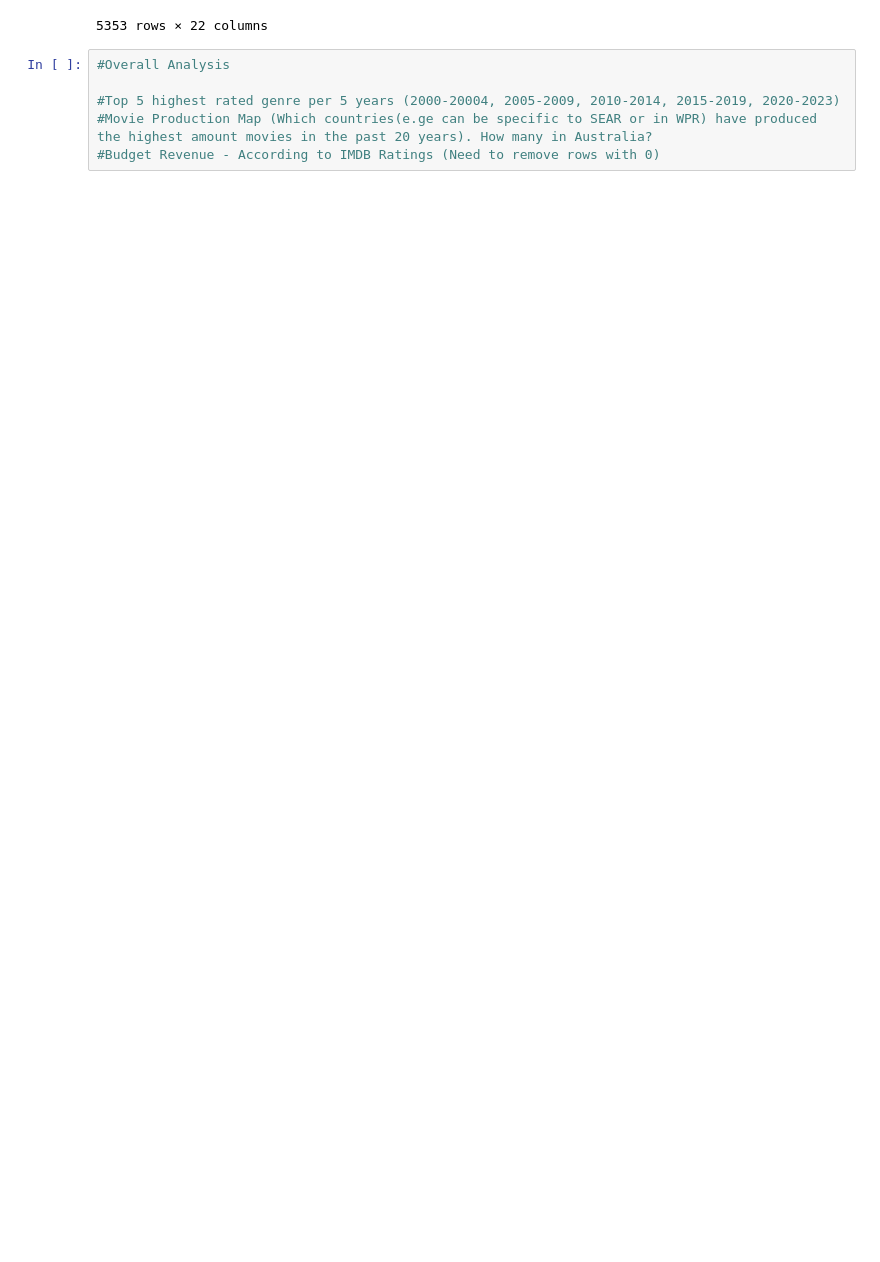
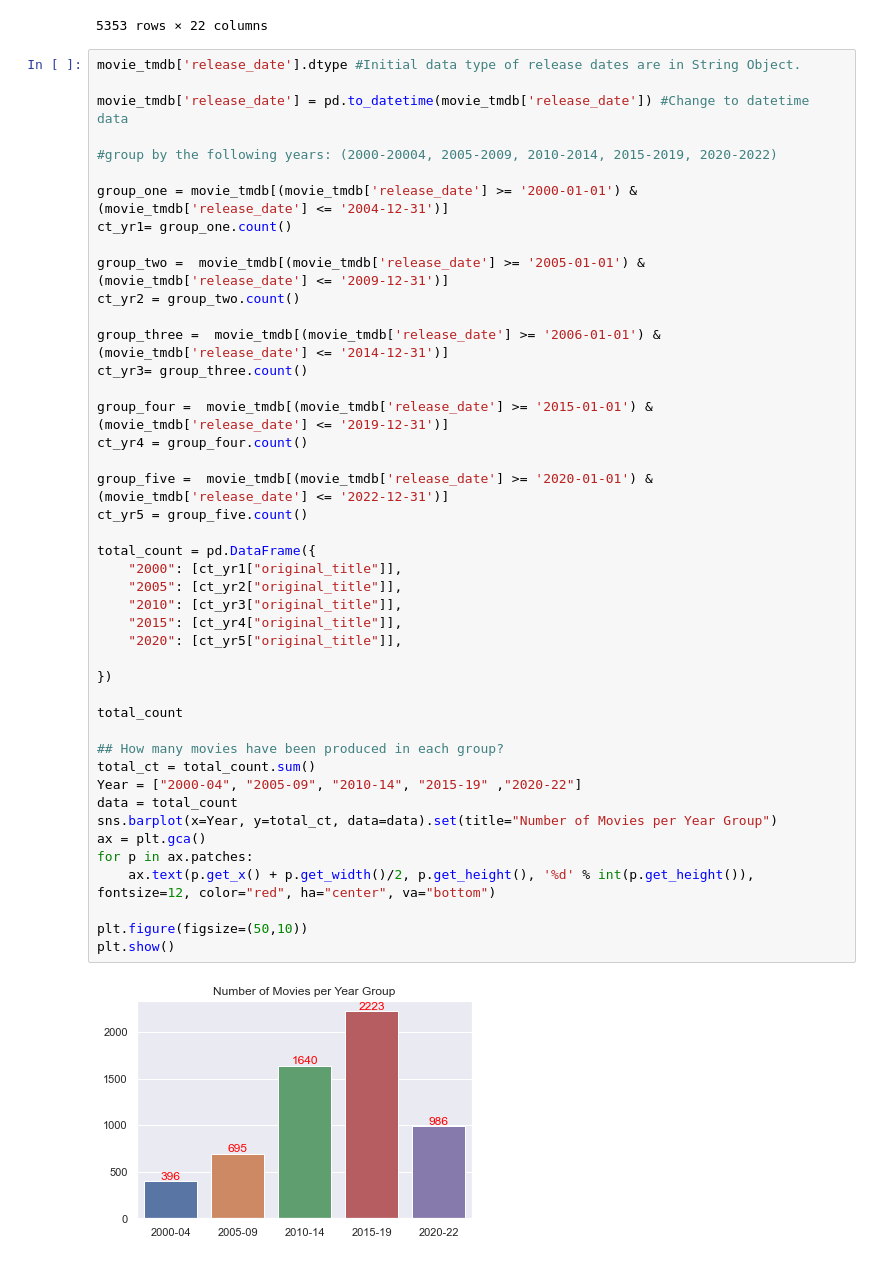
Before and after one commit to BA-BEL/movie-analysis-DABC-P1, a Jupyter notebook: tmdb_ddc .ipynb, the cells around one changed output. Saved outputs shown, nothing was run; the diff lists cells and outputs as text; blank space fills up the shorter version.

Commit message:
Dom DC Data Analysis

```diff
--- a/tmdb_ddc .ipynb
+++ b/tmdb_ddc .ipynb
@@ -27,9 +29,49 @@ movie_tmdb
 | 5351 | 760926 | tt6020800 | en | Gold | Action,Adventure,Thriller | 13/01/2022 | False | False | ... |
 | 5352 | 926899 | tt11703050 | en | The House | Animation,Comedy,Drama | 14/01/2022 | False | False | ... |
 5353 rows × 22 columns
-# %%
-#Overall Analysis
-
-#Top 5 highest rated genre per 5 years (2000-20004, 2005-2009, 2010-2014, 2015-2019, 2020-2023)
-#Movie Production Map (Which countries(e.ge can be specific to SEAR or in WPR) have produced the highest amount movies in the past 20 years). How many in Australia?
-#Budget Revenue - According to IMDB Ratings (Need to remove rows with 0)
+# %%
+movie_tmdb['release_date'].dtype #Initial data type of release dates are in String Object.
+
+movie_tmdb['release_date'] = pd.to_datetime(movie_tmdb['release_date']) #Change to datetime data
+
+#group by the following years: (2000-20004, 2005-2009, 2010-2014, 2015-2019, 2020-2022)
+
+group_one = movie_tmdb[(movie_tmdb['release_date'] >= '2000-01-01') & (movie_tmdb['release_date'] <= '2004-12-31')]
+ct_yr1= group_one.count()
+
+group_two =  movie_tmdb[(movie_tmdb['release_date'] >= '2005-01-01') & (movie_tmdb['release_date'] <= '2009-12-31')]
+ct_yr2 = group_two.count()
+
+group_three =  movie_tmdb[(movie_tmdb['release_date'] >= '2006-01-01') & (movie_tmdb['release_date'] <= '2014-12-31')]
+ct_yr3= group_three.count()
+
+group_four =  movie_tmdb[(movie_tmdb['release_date'] >= '2015-01-01') & (movie_tmdb['release_date'] <= '2019-12-31')]
+ct_yr4 = group_four.count()
+
+group_five =  movie_tmdb[(movie_tmdb['release_date'] >= '2020-01-01') & (movie_tmdb['release_date'] <= '2022-12-31')]
+ct_yr5 = group_five.count()
+
+total_count = pd.DataFrame({
+    "2000": [ct_yr1["original_title"]],
+    "2005": [ct_yr2["original_title"]],
+    "2010": [ct_yr3["original_title"]],
+    "2015": [ct_yr4["original_title"]],
+    "2020": [ct_yr5["original_title"]],
+
+})
+
+total_count
+
+## How many movies have been produced in each group?
+total_ct = total_count.sum()
+Year = ["2000-04", "2005-09", "2010-14", "2015-19" ,"2020-22"]
+data = total_count
+sns.barplot(x=Year, y=total_ct, data=data).set(title="Number of Movies per Year Group")
+ax = plt.gca()
+for p in ax.patches:
+    ax.text(p.get_x() + p.get_width()/2, p.get_height(), '%d' % int(p.get_height()), fontsize=12, color="red", ha="center", va="bottom")
+
+plt.figure(figsize=(50,10))
+plt.show()
+# %% [output]
+[figure, added]
```
Also changed, not shown: parts of 23 cells of this notebook, 1 other file.
